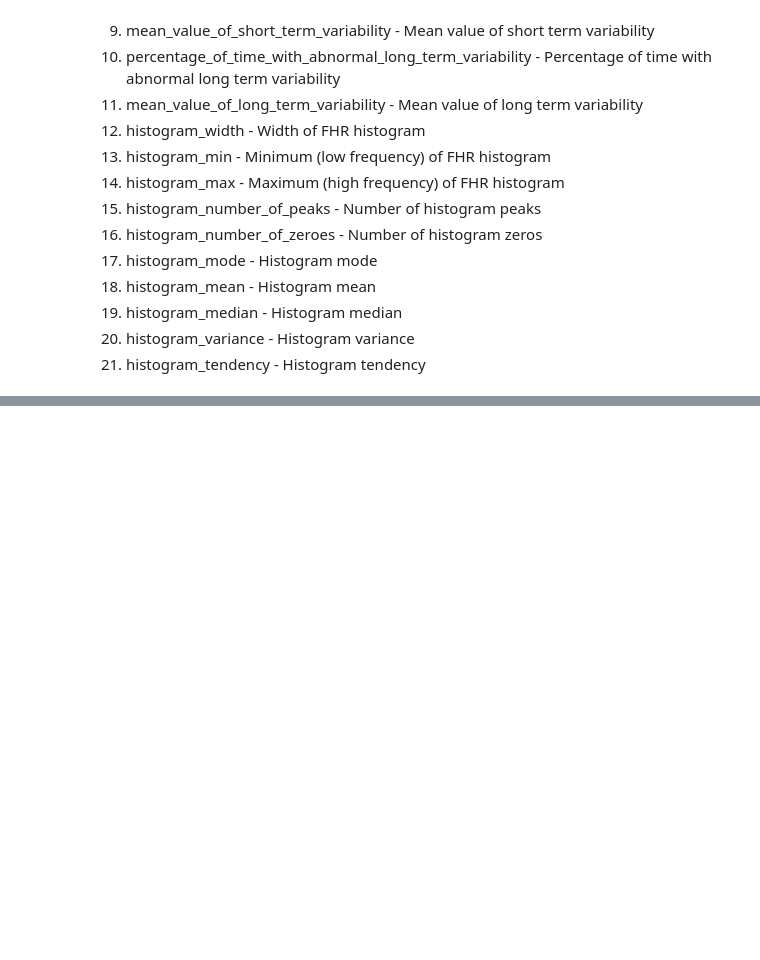
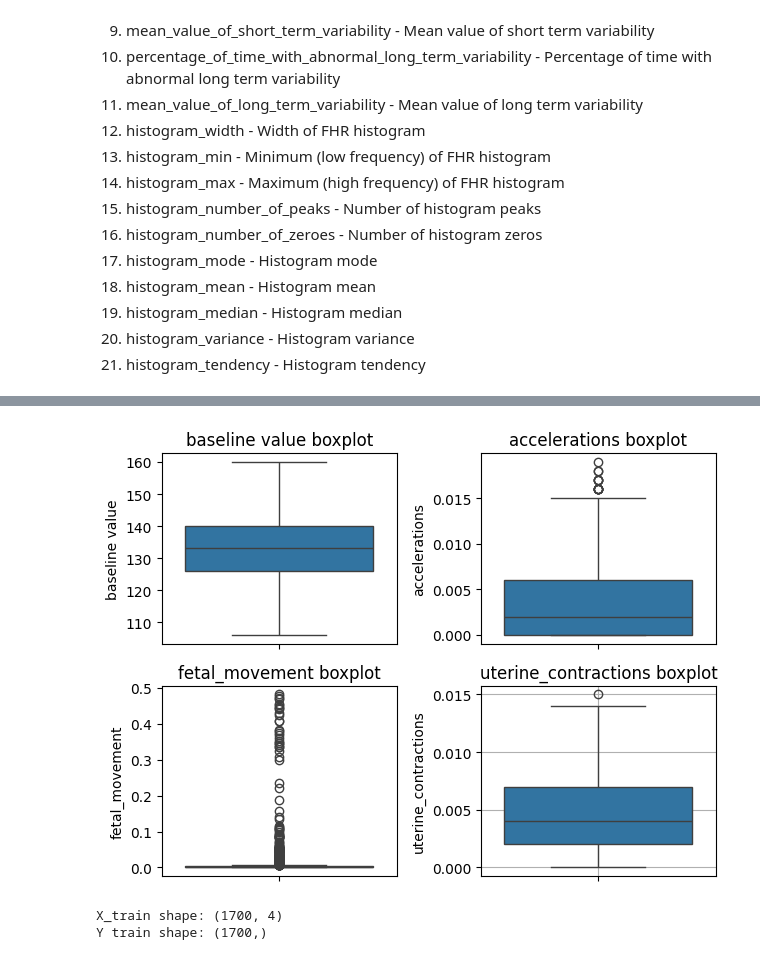
Before and after one commit to madking5000/data_analysis, a Jupyter notebook: fetal_health_classification/EDA_and_model.ipynb, the cells around one changed output, grey strips where cells are left out. Cells and saved outputs as stored; diff of their text form; code cells hidden in the pictures; blank space fills up the shorter version.

```diff
--- a/fetal_health_classification/EDA_and_model.ipynb
+++ b/fetal_health_classification/EDA_and_model.ipynb
@@ -99,0 +220,35 @@ the strip of CTG has square brackets that has one minute.
+# %%
+
+
+# Boxplot
+
+for i, name in enumerate(features):
+    plt.subplot(2, 2, i + 1)
+    sns.boxplot(data=df1, y=name)
+    plt.title(f'{name} boxplot')
+
+plt.tight_layout()
+plt.grid(True)
+plt.show()
+# %% [output]
+[figure, added]
+# %%
+
+
+#split features and target variables
+X = df1.drop(columns='fetal_health')
+y = df1.fetal_health
+
+#split into training and testing sets
+X_train, X_test, y_train, y_test = train_test_split(X, y, test_size=0.2, random_state=42)
+
+#lets normalize the features
+scaler = StandardScaler()
+XT_train = scaler.fit_transform(X_train)
+XT_test = scaler.transform(X_test)
+
+print(f'X_train shape: {XT_train.shape}')
+print(f'Y train shape: {y_train.shape}')
+# %% [output]
+X_train shape: (1700, 4)
+Y train shape: (1700,)
```
Also changed, not shown: parts of 16 cells of this notebook.
